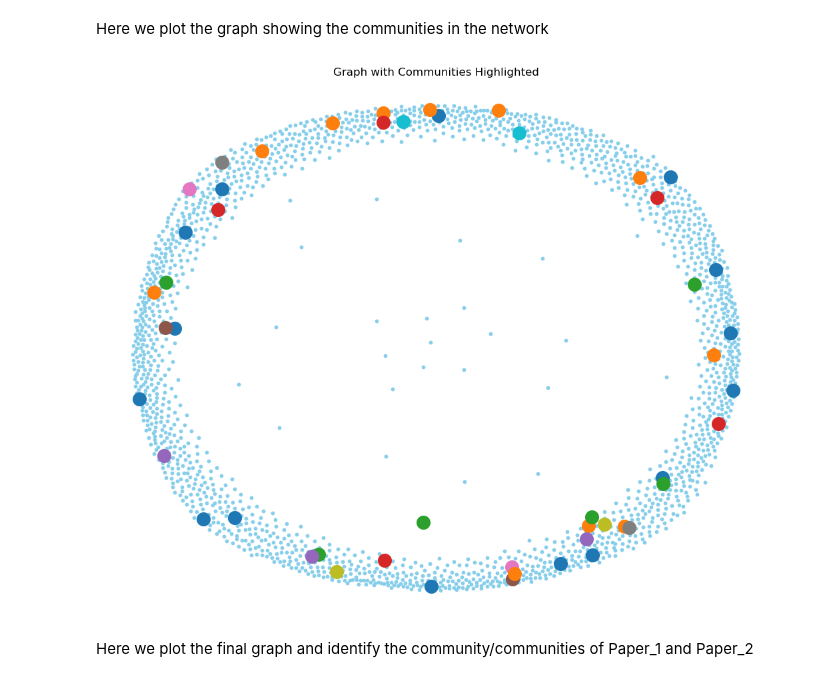
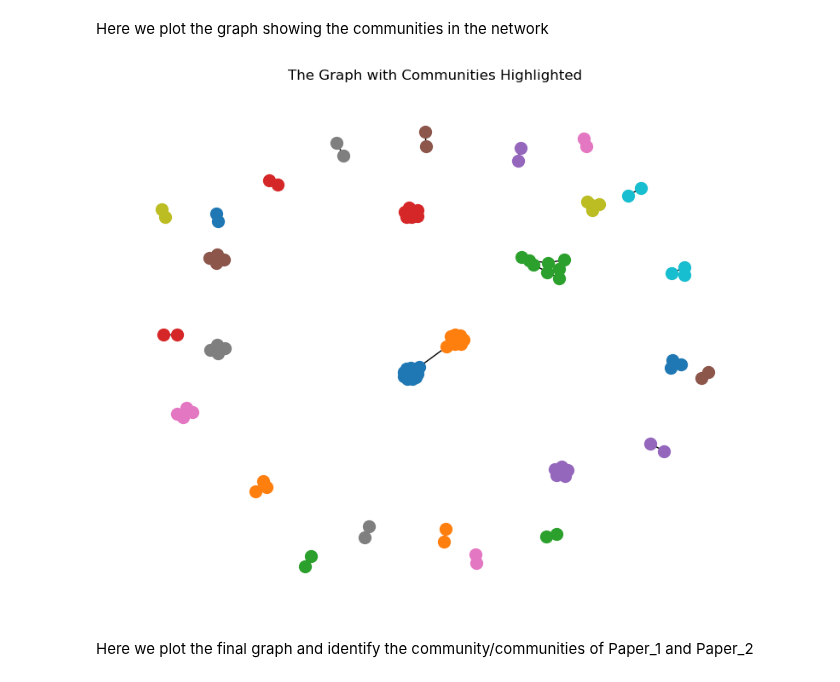
Before and after one commit to armanfeili/ADM-HW5, a Jupyter notebook: notebook 5.ipynb, the cells around one changed output. Saved outputs shown, nothing was run; the diff lists cells and outputs as text; code cells hidden in the pictures.

```diff
--- a/notebook 5.ipynb
+++ b/notebook 5.ipynb
@@ -275,10 +275,12 @@ def read_graphs():
 citation_graph, collaboration_graph = read_graphs()
 
 # This method, creates a subgraph from a given graph with N number of first nodes to consider
-def create_subgraph(graph, N):
+def create_subgraph(graph, N, add_edges = False):
     subset_nodes = list(graph.nodes())[:N]  # Selects the first 'N' nodes in the graph
     subgraph = nx.Graph()  # Creates an empty graph object
     subgraph.add_nodes_from(subset_nodes)  # Adds the subset_nodes to the subgraph
+    if add_edges:
+        subgraph.add_edges_from(graph.subgraph(subset_nodes).edges())
     return subgraph
 # %% [markdown]
 - In the following method, we calculate the number of nodes and edges, deensity, Degree-related values for a given graph including degree distribution, average degree amount, hubs, and a boolean is_dense variable.
@@ -875,12 +863,12 @@ def extract_communities(graph, paper_1, paper_2):
 # %%
-Paper_1 = '2298051088'
-Paper_2 = '2596317628'
+Paper_1 = '2027658599'
+Paper_2 = '2883906439'
 
-result = extract_communities(collaboration_graph, Paper_1, Paper_2)
-
-result_edges, result_communities, papers_same_community, subgraph = result
+result_edges, result_communities, papers_same_community, subgraph = extract_communities(collaboration_graph, Paper_1, Paper_2)
 
 print("Minimum number of edges to remove:", result_edges)
-print("Communities:", result_communities)
-print(f"Paper_1 and Paper_2 belong to the same community: {papers_same_community}")
+print("-------------------------------------------------")
+print("Communities: \n", result_communities)
+print("-------------------------------------------------")
+print(f"Do Paper_1 and Paper_2 belong to the same community? {papers_same_community}")
 # %% [output]
@@ -890,30 +902,26 @@ Paper_1 and Paper_2 belong to the same community: True
 # %% [markdown]
 Here we plot the graph showing the communities in the network
 # %%
-def community_graph(subgraph):
-    # Plotting the graph with communities highlighted
-    plt.figure(figsize=(10, 8))
+# Plotting the graph with communities highlighted
+subgraph = create_subgraph(collaboration_graph, 100, True)
 
-    pos = nx.spring_layout(subgraph)
+# Plotting the graph with communities highlighted
+plt.figure(figsize=(10, 8))
+# Set the position of the graph
+pos = nx.spring_layout(subgraph)
 
-    # Draw nodes
-    nx.draw(subgraph, pos, with_labels=False, node_size=10, node_color='skyblue')
+# Draw edges
+nx.draw_networkx_edges(subgraph, pos)
 
-    # Draw edges
-    nx.draw_networkx_edges(subgraph, pos)
+# Highlight communities - aech community has different random color
+for i, community in enumerate(result_communities):
+    nx.draw_networkx_nodes(subgraph, pos, nodelist=list(community), node_color=f"C{i}", node_size=100)
 
-    # Highlight communities
-    for i, community in enumerate(result_communities):
-        nx.draw_networkx_nodes(subgraph, pos, nodelist=list(community), node_color=f"C{i}", node_size=200)
-
-    plt.title('Graph with Communities Highlighted')
-    plt.axis('off')
-    plt.show()
-
-collaboration_subgraph = create_subgraph(collaboration_graph, 2000)
-community_graph(collaboration_subgraph)
+plt.title('The Graph with Communities Highlighted')
+plt.axis('off')
+plt.show()
 # %% [output]
-[figure, old version]
+[figure, new version]
 # %% [markdown]
 Here we plot the final graph and identify the community/communities of Paper_1 and Paper_2
 # %%
```
Also changed, not shown: parts of 10 cells of this notebook.
